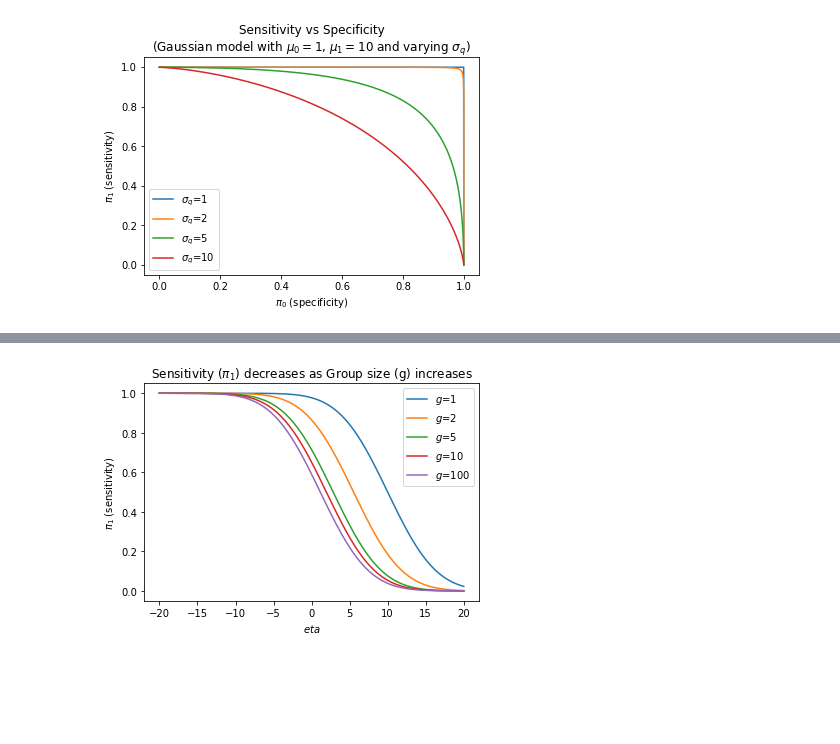
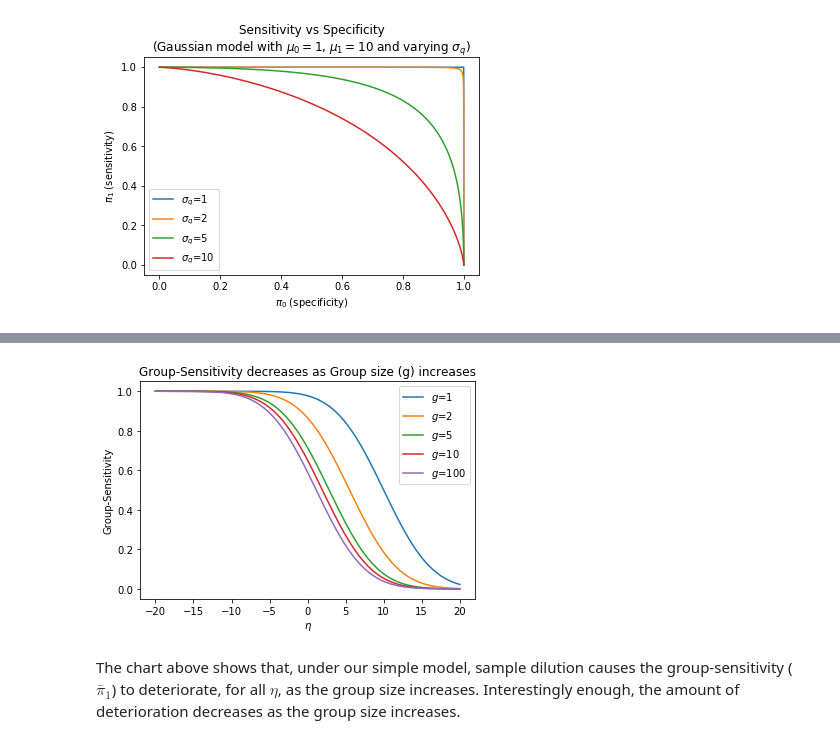
Before and after one commit to atibaup/group-testing, a Jupyter notebook: notebooks/1_group_testing_with_uncertainty-v2.ipynb, the cells around one changed output, grey strips where cells are left out. Cells and saved outputs as stored; diff of their text form; code cells hidden in the pictures; blank space fills up the shorter version.

```diff
--- a/notebooks/1_group_testing_with_uncertainty-v2.ipynb
+++ b/notebooks/1_group_testing_with_uncertainty-v2.ipynb
@@ -171,37 +171,42 @@ degradation of $\bar{\pi}_1$ as a function of $p$ and $g$, under the simplified
 from matplotlib import pyplot as plt
 import numpy as np
 import scipy.stats as st
 
 def group_sensitivity(eta, p, mu_0, mu_1, g, sigma_q):
+    """
+    Calculates $\bar{\pi}_1$ as described in the section above
+    """
     pi_0 = np.zeros(eta.shape)
     p_m_0 = st.binom.pmf(0, g, p, loc=0)
     for i in range(1, g+1):
         mu_i = 1./g*((g-i)*mu_0 + i*mu_1)
         p_m_given_m_l_1 = 1/(1-p_m_0)*st.binom.pmf(i, g, p, loc=0)
         p_t_given_m = 1 - st.norm.cdf(eta, loc=mu_i, scale=sigma_q)
         pi_0 += p_t_given_m*p_m_given_m_l_1
     return pi_0
 
 mu_0 = 1
 mu_1 = 10
 sigma_q = 5
 eta_choices = np.linspace(-20, 20, 1000)
 group_sizes = [1, 2, 5, 10, 100]
 p = 1e-2
 
 fig, axs = plt.subplots(1, 1)
 
 for group_size in group_sizes:
     sensitivities = group_sensitivity(eta_choices, p, mu_0, mu_1, group_size, sigma_q)
     axs.plot(eta_choices, sensitivities, label=f'$g$={group_size}')
 
-axs.set_ylabel('$\pi_1$ (sensitivity)')
-axs.set_xlabel('$eta$')
-plt.title('Sensitivity ($\pi_1$) decreases as Group size (g) increases')
+axs.set_ylabel('Group-Sensitivity')
+axs.set_xlabel('$\eta$')
+plt.title('Group-Sensitivity decreases as Group size (g) increases')
 plt.legend()
 plt.show()
 # %% [output]
-[figure, old version]
+[figure, new version]
+# %% [markdown]
+The chart above shows that, under our simple model, sample dilution causes the group-sensitivity ($\bar{\pi}_1$) to deteriorate, for all $\eta$, as the group size increases. Interestingly enough, the amount of deterioration decreases as the group size increases.
 # %% [markdown]
 ### Impact of noise on the number of tests performed
 
```
Also changed, not shown: parts of 9 cells of this notebook, 2 other files.
